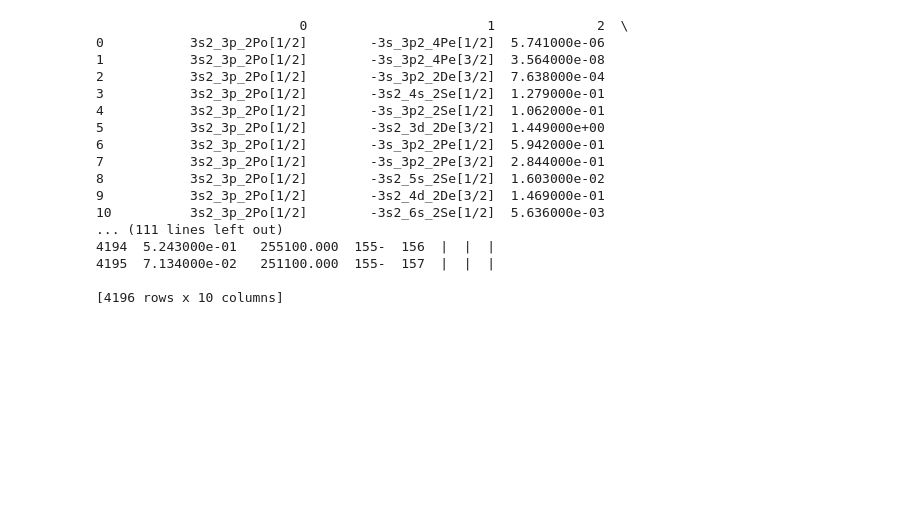
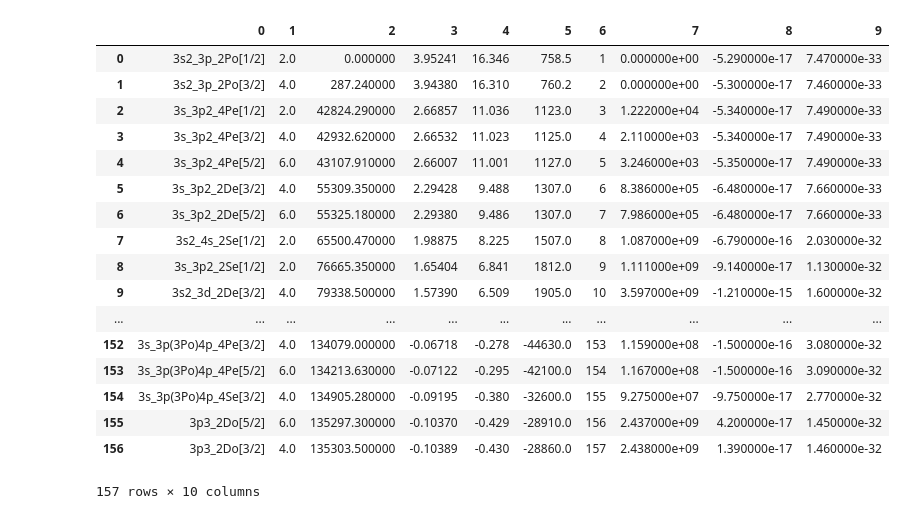
Before and after one commit to howkeye/jupyter_notebooks, a Jupyter notebook: atomic_data.ipynb, the cells around one changed output. Drawn from its saved outputs; the diff is of its cells as text; code cells hidden in the pictures; blank space fills up the shorter version.

```diff
--- a/atomic_data.ipynb
+++ b/atomic_data.ipynb
@@ -50,20 +1,23 @@ print(data)
-# %%
-print(data1)
-# %% [output]
-                          0                       1             2  \
-0           3s2_3p_2Po[1/2]        -3s_3p2_4Pe[1/2]  5.741000e-06
-1           3s2_3p_2Po[1/2]        -3s_3p2_4Pe[3/2]  3.564000e-08
-2           3s2_3p_2Po[1/2]        -3s_3p2_2De[3/2]  7.638000e-04
-3           3s2_3p_2Po[1/2]        -3s2_4s_2Se[1/2]  1.279000e-01
-4           3s2_3p_2Po[1/2]        -3s_3p2_2Se[1/2]  1.062000e-01
-5           3s2_3p_2Po[1/2]        -3s2_3d_2De[3/2]  1.449000e+00
-6           3s2_3p_2Po[1/2]        -3s_3p2_2Pe[1/2]  5.942000e-01
-7           3s2_3p_2Po[1/2]        -3s_3p2_2Pe[3/2]  2.844000e-01
-8           3s2_3p_2Po[1/2]        -3s2_5s_2Se[1/2]  1.603000e-02
-9           3s2_3p_2Po[1/2]        -3s2_4d_2De[3/2]  1.469000e-01
-10          3s2_3p_2Po[1/2]        -3s2_6s_2Se[1/2]  5.636000e-03
-... (111 lines left out)
-4194  5.243000e-01   255100.000  155-  156  |  |  |
-4195  7.134000e-02   251100.000  155-  157  |  |  |
-
-[4196 rows x 10 columns]
+# %%
+import pandas as pd
+
+pd.read_csv('si2_osc_kurucz' , header=None, skiprows=17,nrows=(174-17), delim_whitespace=True)
+# %% [output]
+|  | 0 | 1 | 2 | 3 | 4 | 5 | 6 | 7 | 8 | 9 |
+| 0 | 3s2_3p_2Po[1/2] | 2.0 | 0.000000 | 3.95241 | 16.346 | 758.5 | 1 | 0.000000e+00 | -5.290000e-17 | 7.470000e-33 |
+| 1 | 3s2_3p_2Po[3/2] | 4.0 | 287.240000 | 3.94380 | 16.310 | 760.2 | 2 | 0.000000e+00 | -5.300000e-17 | 7.460000e-33 |
+| 2 | 3s_3p2_4Pe[1/2] | 2.0 | 42824.290000 | 2.66857 | 11.036 | 1123.0 | 3 | 1.222000e+04 | -5.340000e-17 | 7.490000e-33 |
+| 3 | 3s_3p2_4Pe[3/2] | 4.0 | 42932.620000 | 2.66532 | 11.023 | 1125.0 | 4 | 2.110000e+03 | -5.340000e-17 | 7.490000e-33 |
+| 4 | 3s_3p2_4Pe[5/2] | 6.0 | 43107.910000 | 2.66007 | 11.001 | 1127.0 | 5 | 3.246000e+03 | -5.350000e-17 | 7.490000e-33 |
+| 5 | 3s_3p2_2De[3/2] | 4.0 | 55309.350000 | 2.29428 | 9.488 | 1307.0 | 6 | 8.386000e+05 | -6.480000e-17 | 7.660000e-33 |
+| 6 | 3s_3p2_2De[5/2] | 6.0 | 55325.180000 | 2.29380 | 9.486 | 1307.0 | 7 | 7.986000e+05 | -6.480000e-17 | 7.660000e-33 |
+| 7 | 3s2_4s_2Se[1/2] | 2.0 | 65500.470000 | 1.98875 | 8.225 | 1507.0 | 8 | 1.087000e+09 | -6.790000e-16 | 2.030000e-32 |
+| 8 | 3s_3p2_2Se[1/2] | 2.0 | 76665.350000 | 1.65404 | 6.841 | 1812.0 | 9 | 1.111000e+09 | -9.140000e-17 | 1.130000e-32 |
+| 9 | 3s2_3d_2De[3/2] | 4.0 | 79338.500000 | 1.57390 | 6.509 | 1905.0 | 10 | 3.597000e+09 | -1.210000e-15 | 1.600000e-32 |
+| ... | ... | ... | ... | ... | ... | ... | ... | ... | ... | ... |
+| 152 | 3s_3p(3Po)4p_4Pe[3/2] | 4.0 | 134079.000000 | -0.06718 | -0.278 | -44630.0 | 153 | 1.159000e+08 | -1.500000e-16 | 3.080000e-32 |
+| 153 | 3s_3p(3Po)4p_4Pe[5/2] | 6.0 | 134213.630000 | -0.07122 | -0.295 | -42100.0 | 154 | 1.167000e+08 | -1.500000e-16 | 3.090000e-32 |
+| 154 | 3s_3p(3Po)4p_4Se[3/2] | 4.0 | 134905.280000 | -0.09195 | -0.380 | -32600.0 | 155 | 9.275000e+07 | -9.750000e-17 | 2.770000e-32 |
+| 155 | 3p3_2Do[5/2] | 6.0 | 135297.300000 | -0.10370 | -0.429 | -28910.0 | 156 | 2.437000e+09 | 4.200000e-17 | 1.450000e-32 |
+| 156 | 3p3_2Do[3/2] | 4.0 | 135303.500000 | -0.10389 | -0.430 | -28860.0 | 157 | 2.438000e+09 | 1.390000e-17 | 1.460000e-32 |
+157 rows × 10 columns
```
Also changed, not shown: parts of 2 cells of this notebook.
